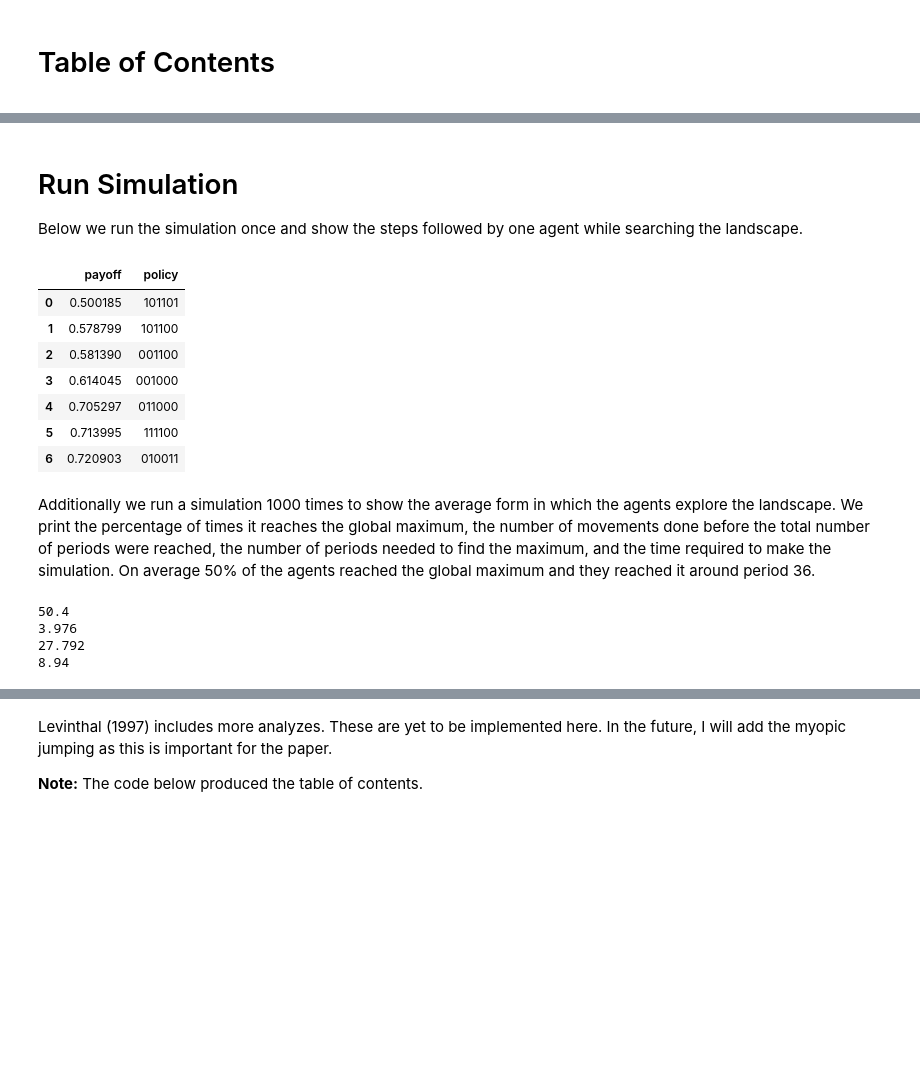
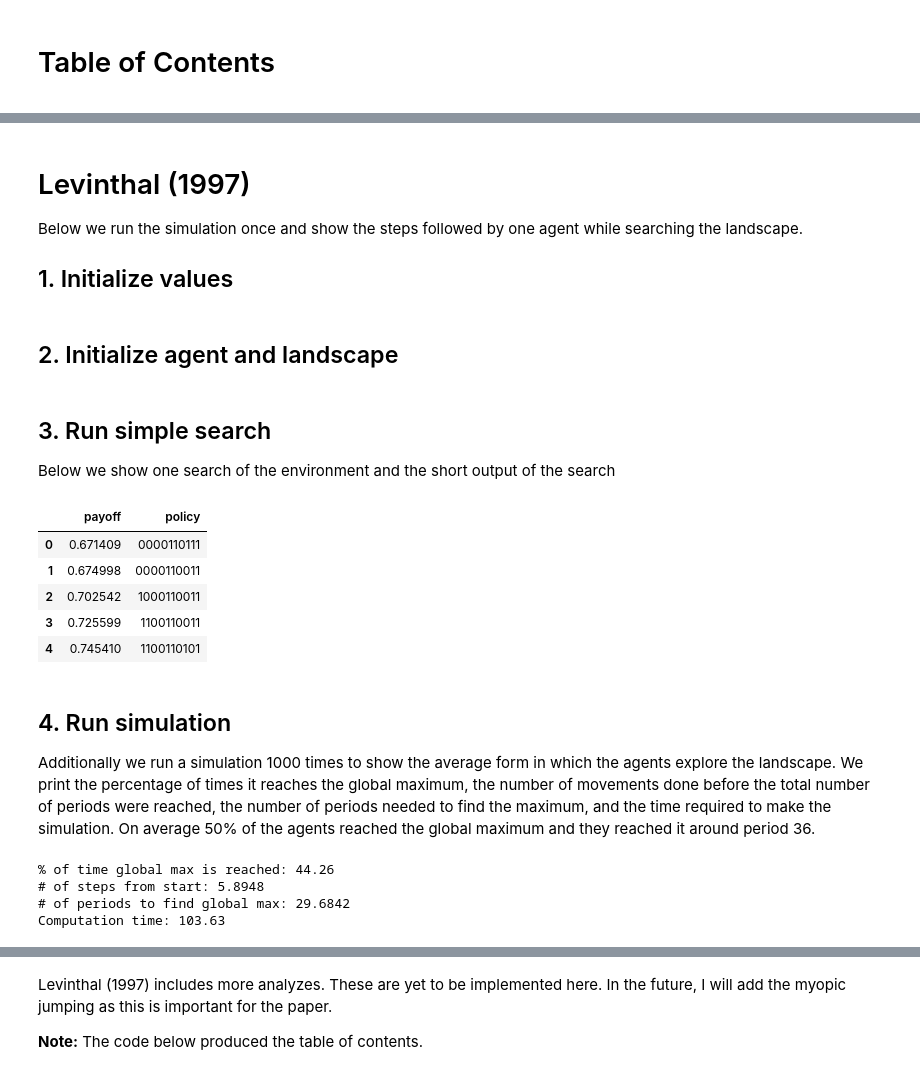
Before and after one commit to jparrieta/nk, a Jupyter notebook: levinthal.ipynb, the cells around one changed output, grey strips where cells are left out. Saved outputs shown, nothing was run; the diff lists cells and outputs as text; code cells hidden in the pictures; blank space fills up the shorter version.

```diff
--- a/levinthal.ipynb
+++ b/levinthal.ipynb
@@ -86,9 +86,10 @@ def transform_row(policy, dep_row):
     return(trans_pol)
 
 class landscape:
-    def __init__(self, n, k):
+    def __init__(self, n, k, land_style):
         self.n = n
         self.k = k
+        self.land_style = land_style
         self.reset()
     def calc_landscape(self):
         land = {}
@@ -98,9 +99,14 @@ class landscape:
         self.lands = land
     def create_dependencies(self):
         self.dep_mat = np.zeros((self.n,self.n)).astype(int)
-        inter = np.random.choice([1]*self.k*self.n+[0]*(self.n-self.k-1)*self.n, replace = False, size = self.n*(self.n-1))
+        if self.land_style == "Rand_mat":
+            inter = np.random.choice([1]*self.k*self.n+[0]*(self.n-self.k-1)*self.n, replace = False, size = self.n*(self.n-1))
         for i in range(self.n):
-            for j in range(self.n):
+            if self.land_style == "Rand_row":
+                inter = np.random.choice([1]*self.k+[0]*(self.n-self.k-1), replace = False, size = (self.n-1))
+            elif self.land_style == "Levinthal": inter = ([1]*self.k+[0]*(self.n-self.k-1))
+            range_row = list(range(self.n)[i:])+list(range(self.n)[:i])
+            for j in range_row:
                 if i != j:
                     self.dep_mat[i][j] = inter[0]
                     inter = inter[1:]
@@ -119,6 +125,10 @@ class landscape:
         self.create_dependencies()
         self.fitness_contribution()
         self.calc_landscape()
+    def reset_one(which_pol):
+        self.fit_con[which_pol] = {int2pol(i,sum(self.dep_mat[which_pol])): np.random.random()
+                                   for i in range(2**sum(self.dep_mat[which_pol]))}
+        self.calc_landscape()
     def summary(self):
         max_global = max(self.lands.values())
         min_global = min(self.lands.values())
@@ -205,37 +237,52 @@ def run_simulation(num_reps, num_periods, Alice, Environment):
 # %% [markdown]
-# Run Simulation
+# Levinthal (1997)
 Below we run the simulation once and show the steps followed by one agent while searching the landscape.
+
+## 1. Initialize values
+# %%
+# Simulation
+num_periods = 50
+num_reps = 100
+num_lands = 100
+# Agent
+long_jump = 0.1
+noise = 0.0 # no noise 0.0, low noise 0.01, high noise 0.025
+start_pos = "Random" # "Minimum", "Random"
+# Landscape
+n = 10
+k = 1
+land_style = "Levinthal" # "Levinthal", "Rand_mat", "Rand_row"
+# %% [markdown]
+## 2. Initialize agent and landscape
+# %%
+Environment = landscape(n,k, land_style)
+Alice = agent(long_jump = long_jump, start_pos = start_pos, noise = noise)
+# %% [markdown]
+## 3. Run simple search
+Below we show one search of the environment and the short output of the search
 # %%
-n = 6
-k = 2
-num_periods = 50
-num_reps = 1000
-long_jump = 0.1
-Environment = landscape(n,k)
-Alice = agent(long_jump = long_jump)
 reached_max, n_step, n_trial, output_short, output_long = Alice.search(Environment.lands, num_periods)
 output_short
 # %% [output]
 |  | payoff | policy |
-| 0 | 0.500185 | 101101 |
-| 1 | 0.578799 | 101100 |
-| 2 | 0.581390 | 001100 |
-| 3 | 0.614045 | 001000 |
-| 4 | 0.705297 | 011000 |
-| 5 | 0.713995 | 111100 |
-| 6 | 0.720903 | 010011 |
+| 0 | 0.671409 | 0000110111 |
+| 1 | 0.674998 | 0000110011 |
+| 2 | 0.702542 | 1000110011 |
+| 3 | 0.725599 | 1100110011 |
+| 4 | 0.745410 | 1100110101 |
 # %% [markdown]
+## 4. Run simulation
 Additionally we run a simulation 1000 times to show the average form in which the agents explore the landscape. We print the percentage of times it reaches the global maximum, the number of movements done before the total number of periods were reached, the number of periods needed to find the maximum, and the time required to make the simulation. On average 50% of the agents reached the global maximum and they reached it around period 36.
 # %%
 import time
 start_time = time.time()
-all_reached_max, all_num_steps, all_num_trials, all_payoffs= run_simulation(num_reps, num_periods, Alice, Environment)
-print(100*all_reached_max/num_reps)
-print(all_num_steps/num_reps)
-print(all_num_trials/num_reps)
-print(round(time.time()-start_time,2))
+all_reached_max, all_num_steps, all_num_trials, all_payoffs, all_choices = run_simulation(num_lands, num_reps, num_periods, Alice, Environment)
+print("% of time global max is reached: " + str(100*sum(all_reached_max)/(num_reps*num_lands)))
+print("# of steps from start: " + str(sum(all_num_steps)/(num_reps*num_lands)))
+print("# of periods to find global max: " + str(sum(all_num_trials)/(num_reps*num_lands)))
+print("Computation time: "+ str(round(time.time()-start_time,2)))
 # %% [output]
-50.4
-3.976
-27.792
-8.94
+% of time global max is reached: 44.26
+# of steps from start: 5.8948
+# of periods to find global max: 29.6842
+Computation time: 103.63
```
Also changed, not shown: parts of 12 cells of this notebook.
